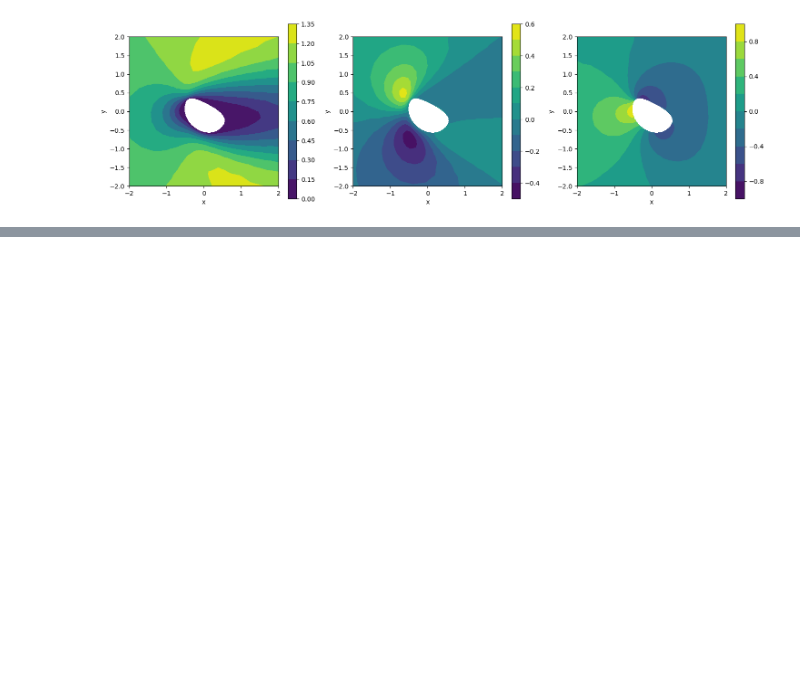
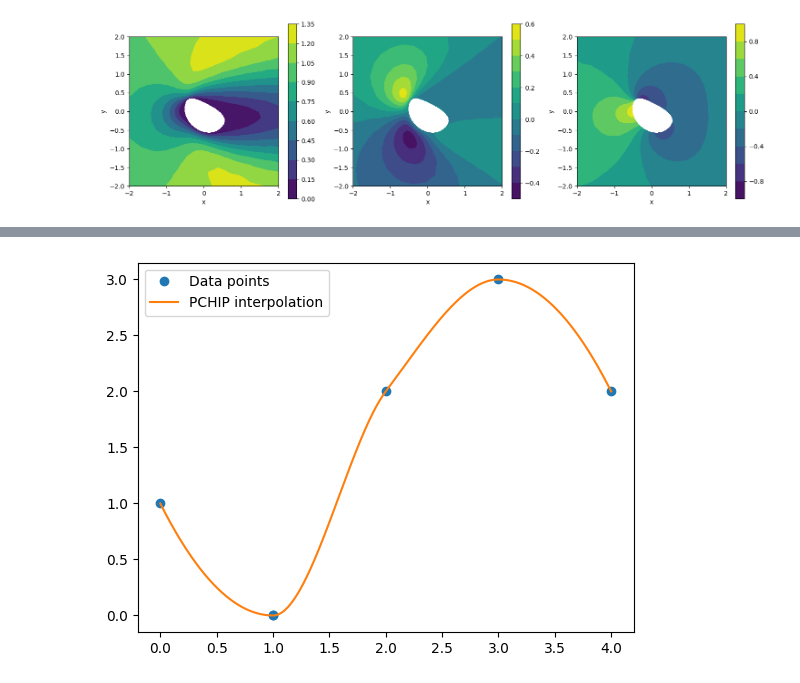
Before and after one commit to jh6220/SINNs-FEM, a Jupyter notebook: LowReFlowDataExplore.ipynb, the cells around one changed output, grey strips where cells are left out. Cells and saved outputs as stored; diff of their text form; code cells hidden in the pictures; blank space fills up the shorter version.

```diff
--- a/LowReFlowDataExplore.ipynb
+++ b/LowReFlowDataExplore.ipynb
@@ -63,0 +181,23 @@ plt.scatter(nodes['x'], nodes['y'],c=nodes['Object'],s=1)
+# %%
+import numpy as np
+from scipy.interpolate import PchipInterpolator
+import matplotlib.pyplot as plt
+
+# Example data points
+x = np.array([0, 1, 1.001, 2, 3, 4])
+y = np.array([1, 0, 0, 2, 3, 2])
+
+# Create the PCHIP interpolator
+pchip = PchipInterpolator(x, y)
+
+# Generate points for plotting
+x_dense = np.linspace(min(x), max(x), 1000)
+y_dense = pchip(x_dense)
+
+# Plot the original points and the interpolated curve
+plt.plot(x, y, 'o', label='Data points')
+plt.plot(x_dense, y_dense, '-', label='PCHIP interpolation')
+plt.legend()
+plt.show()
+# %% [output]
+[figure, added]
```
Also changed, not shown: parts of 10 cells of this notebook, 1 other file.
